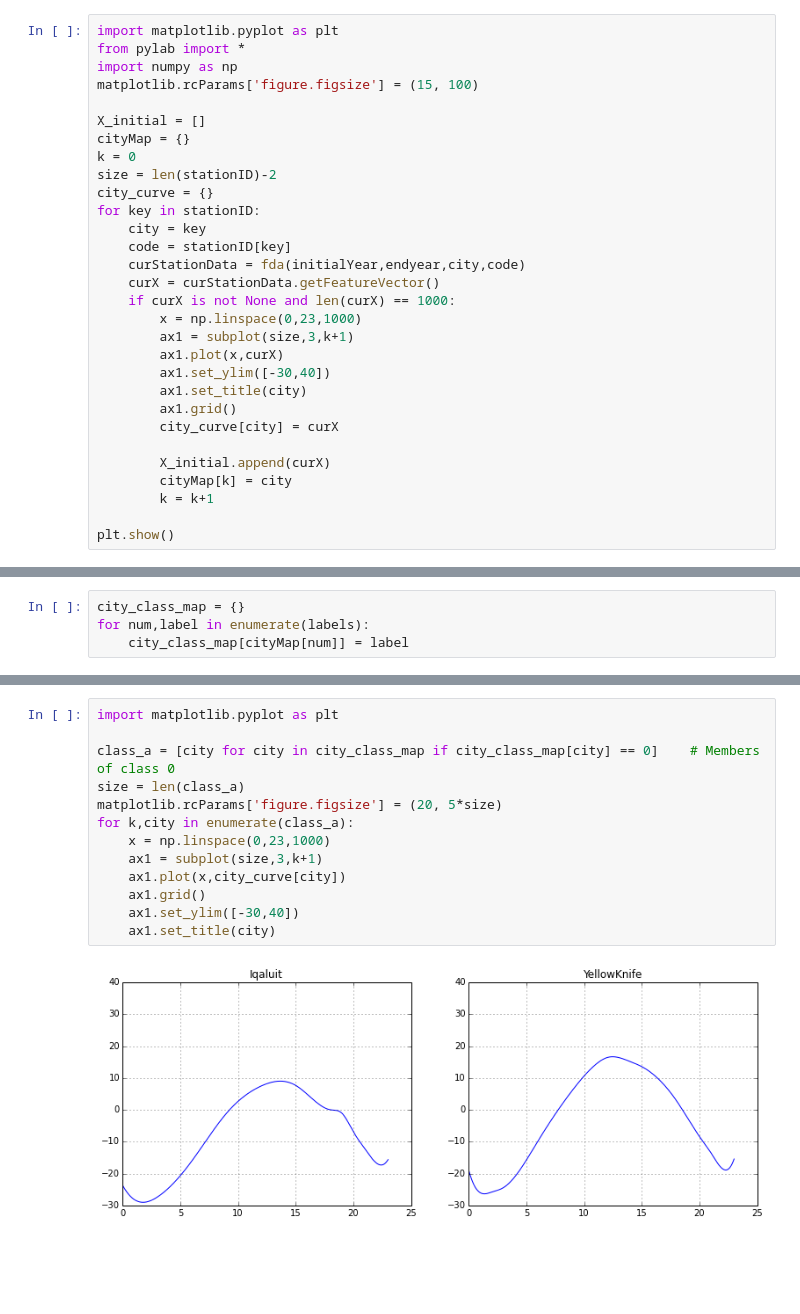
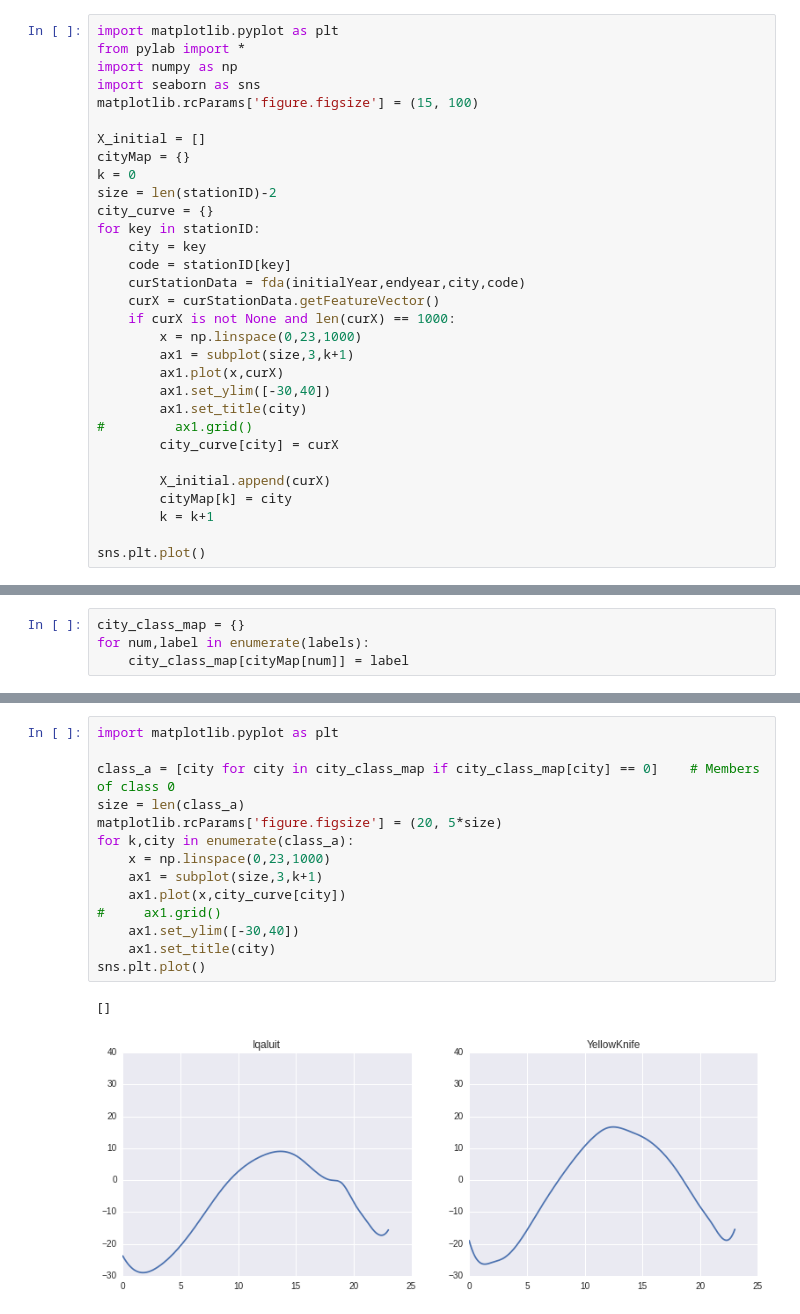
Before and after one commit to ayushshukla92/Functional-Data-Analysis, a Jupyter notebook: Python/Data/wunderground/fda.ipynb, the cells around one changed output, grey strips where cells are left out. Saved outputs shown, nothing was run; the diff lists cells and outputs as text; blank space fills up the shorter version.

```diff
--- a/Python/Data/wunderground/fda.ipynb
+++ b/Python/Data/wunderground/fda.ipynb
@@ -65,6 +65,7 @@ from weatherUtils.fda import fda
 import matplotlib.pyplot as plt
 from pylab import *
 import numpy as np
+import seaborn as sns
 matplotlib.rcParams['figure.figsize'] = (15, 100)
 
 X_initial = []
@@ -83,12 +84,12 @@ for key in stationID:
         ax1.plot(x,curX)
         ax1.set_ylim([-30,40])
         ax1.set_title(city)
-        ax1.grid()
+#         ax1.grid()
         city_curve[city] = curX
 
         X_initial.append(curX)
         cityMap[k] = city
         k = k+1
 
-plt.show()
+sns.plt.plot()
 # %% [output]
@@ -175,18 +177,20 @@ city_class_map
 # %%
 import matplotlib.pyplot as plt
 
 class_a = [city for city in city_class_map if city_class_map[city] == 0]    # Members of class 0
 size = len(class_a)
 matplotlib.rcParams['figure.figsize'] = (20, 5*size)
 for k,city in enumerate(class_a):
     x = np.linspace(0,23,1000)
     ax1 = subplot(size,3,k+1)
     ax1.plot(x,city_curve[city])
-    ax1.grid()
+#     ax1.grid()
     ax1.set_ylim([-30,40])
     ax1.set_title(city)
+sns.plt.plot()
 # %% [output]
+[]
-[figure, old version]
+[figure, new version]
 # %%
 class_b = [city for city in city_class_map if city_class_map[city] == 1]
 size = len(class_b)
```
Also changed, not shown: parts of 4 cells of this notebook.
